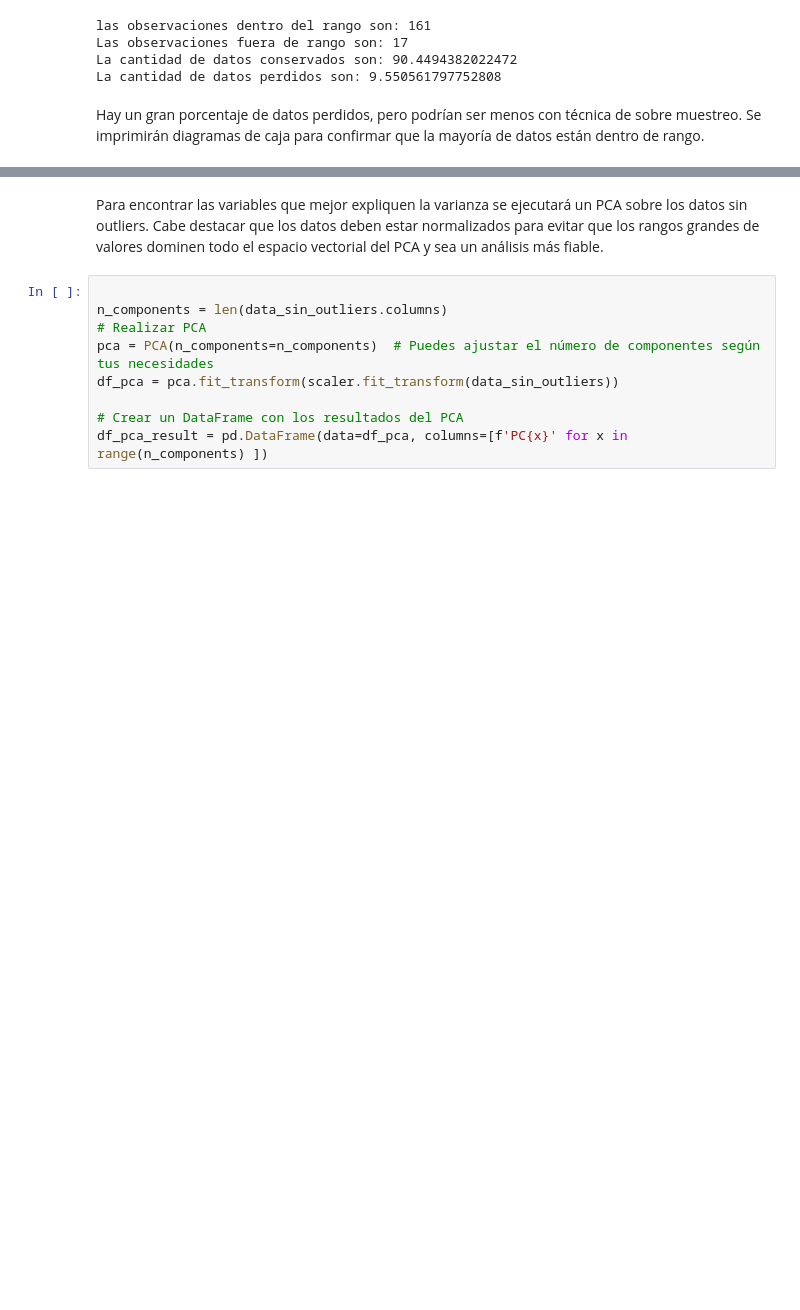
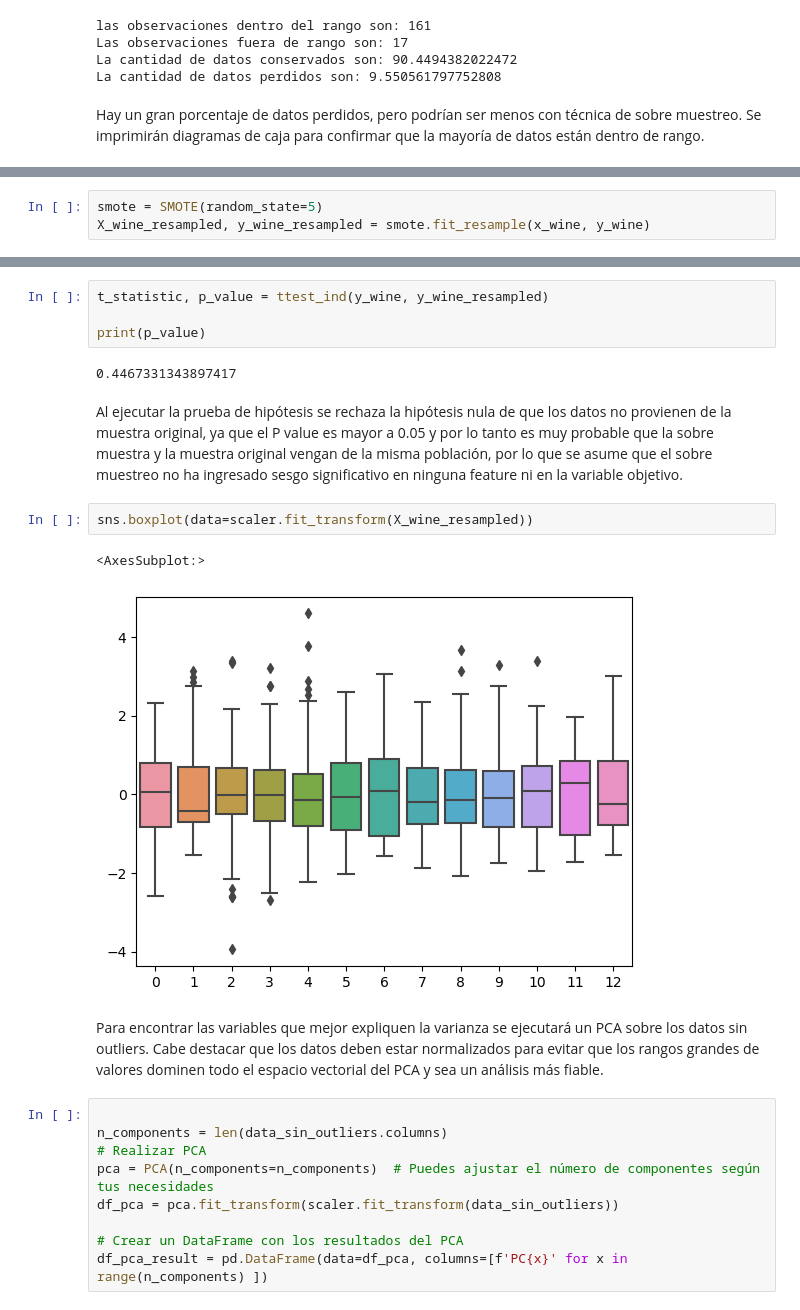
Before and after one commit to armandolezama/wine_analysis, a Jupyter notebook: sandbox.ipynb, the cells around one changed output, grey strips where cells are left out. Drawn from its saved outputs; the diff is of its cells as text; blank space fills up the shorter version.

Commit message:
feat(ipynb): added smote and H test

```diff
--- a/sandbox.ipynb
+++ b/sandbox.ipynb
@@ -296,0 +301,3 @@ sns.boxplot(data=scaler.fit_transform(data_sin_outliers))
+# %%
+smote = SMOTE(random_state=5)
+X_wine_resampled, y_wine_resampled = smote.fit_resample(x_wine, y_wine)
@@ -297,3 +319,16 @@ sns.boxplot(data=scaler.fit_transform(data_sin_outliers))
+# %%
+t_statistic, p_value = ttest_ind(y_wine, y_wine_resampled)
+
+print(p_value)
+# %% [output]
+0.4467331343897417
+# %% [markdown]
+Al ejecutar la prueba de hipótesis se rechaza la hipótesis nula de que los datos no provienen de la muestra original, ya que el P value es mayor a 0.05 y por lo tanto es muy probable que la sobre muestra y la muestra original vengan de la misma población, por lo que se asume que el sobre muestreo no ha ingresado sesgo significativo en ninguna feature ni en la variable objetivo.
+# %%
+sns.boxplot(data=scaler.fit_transform(X_wine_resampled))
+# %% [output]
+<AxesSubplot:>
+[figure, added]
 # %% [markdown]
 Para encontrar las variables que mejor expliquen la varianza se ejecutará un PCA sobre los datos sin outliers. Cabe destacar que los datos deben estar normalizados para evitar que los rangos grandes de valores dominen todo el espacio vectorial del PCA y sea un análisis más fiable.
 # %%
```
Also changed, not shown: parts of 6 cells of this notebook.
